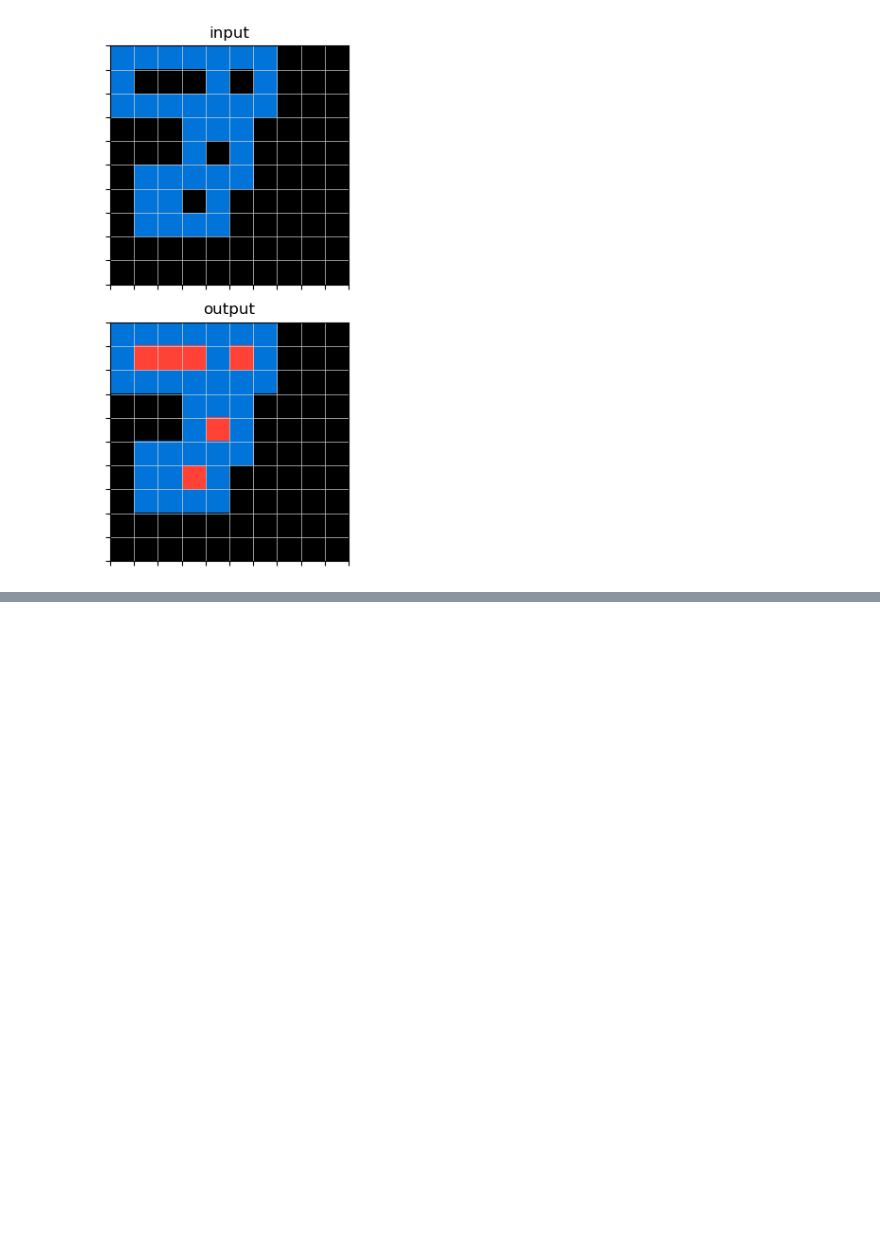
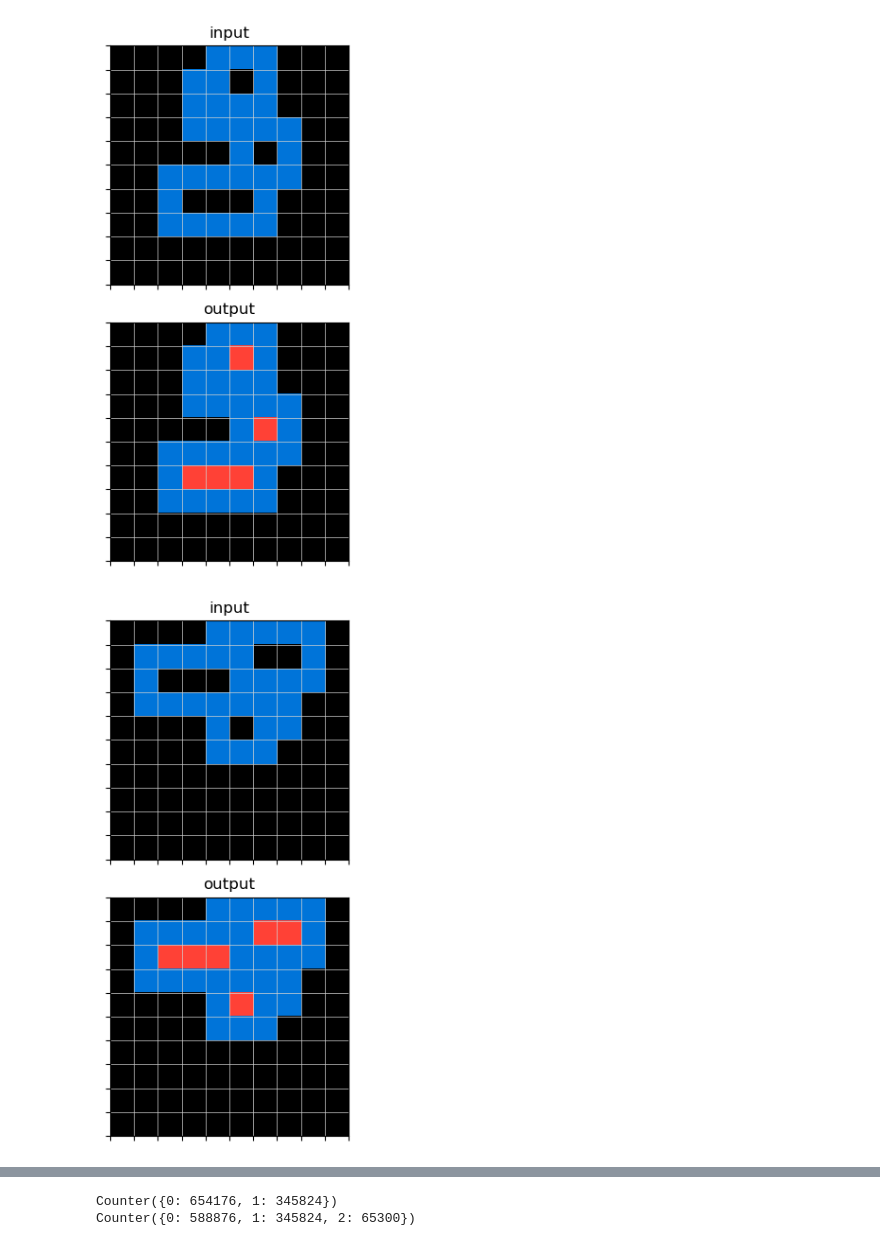
Before and after one commit to viyx/DiffSBDD, a Jupyter notebook: colab/arc.ipynb, the cells around one changed output, grey strips where cells are left out. Saved outputs shown, nothing was run; the diff lists cells and outputs as text; code cells hidden in the pictures; blank space fills up the shorter version.

```diff
--- a/colab/arc.ipynb
+++ b/colab/arc.ipynb
@@ -20,7 +20,7 @@ data = []
 for i in range(n):
     sample_ind = rng.choice(range(len(figs)), max_figs, replace=True)
     sample_figs = [figs[ind] for ind in sample_ind]
-    y = np.zeros((rect_size, rect_size))
+    y = np.zeros((rect_size, rect_size), dtype=np.int64)
     for fig in sample_figs:
         # insert fig into episode
         h,w = fig.shape
@@ -28,13 +28,16 @@ for i in range(n):
         y_coord = rng.choice(range(rect_size - w), 1)[0]
         y[x_coord:x_coord+h,y_coord:y_coord+w] = fig
 
+        x = y.copy()
+        mask = x == 2
+        x[mask] = 0
         # # flips
         # h_flip, v_flip = rng.binomial(1, 0.5, 2)
         # if h_flip:
         #     y = np.flipud(y)
         # if v_flip:
         #     y = np.fliplr(y)
-    data.append(y)
+    data.append({'x': x, 'y': y})
 # %%
 import random
 
@@ -123,11 +126,11 @@ def plot_xy(x,y) -> None:
     plot_array(axs[1], y, "output")
     plt.tight_layout()
     plt.show()
-# %%
-y = data[220]
-x = y.copy()
-mask = x == 2
-x[mask] = 0
-plot_xy(x, y)
-# %% [output]
-[figure, removed]
+# %%
+sample = np.random.choice(len(data), 10)
+
+for i in sample:
+    plot_xy(data[i]['x'], data[i]['y'])
+# %% [output]
+[figure, added]
+[figure, added]
@@ -133,0 +162,15 @@ plot_xy(x, y)
+# %%
+from collections import Counter
+
+atom_hist = Counter()
+aa_hist = Counter()
+
+for d in data:
+    aa_hist.update(d['x'].flatten())
+    atom_hist.update(d['y'].flatten())
+
+print(aa_hist)
+print(atom_hist)
+# %% [output]
+Counter({0: 654176, 1: 345824})
+Counter({0: 588876, 1: 345824, 2: 65300})
```
Also changed, not shown: parts of 3 cells of this notebook, 5 other files.
